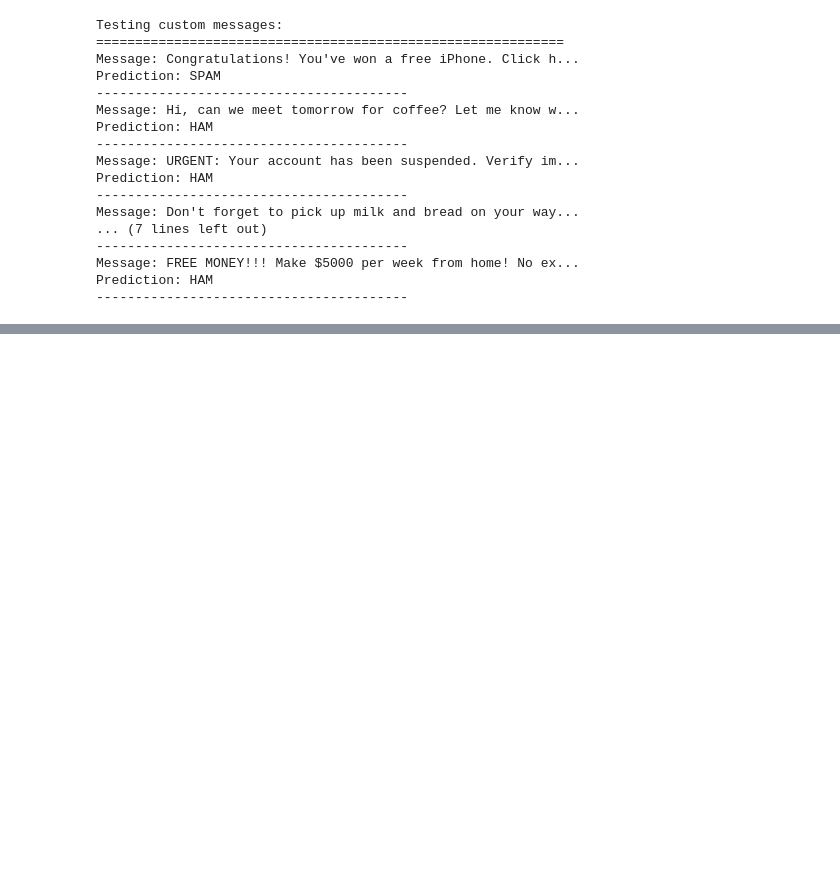
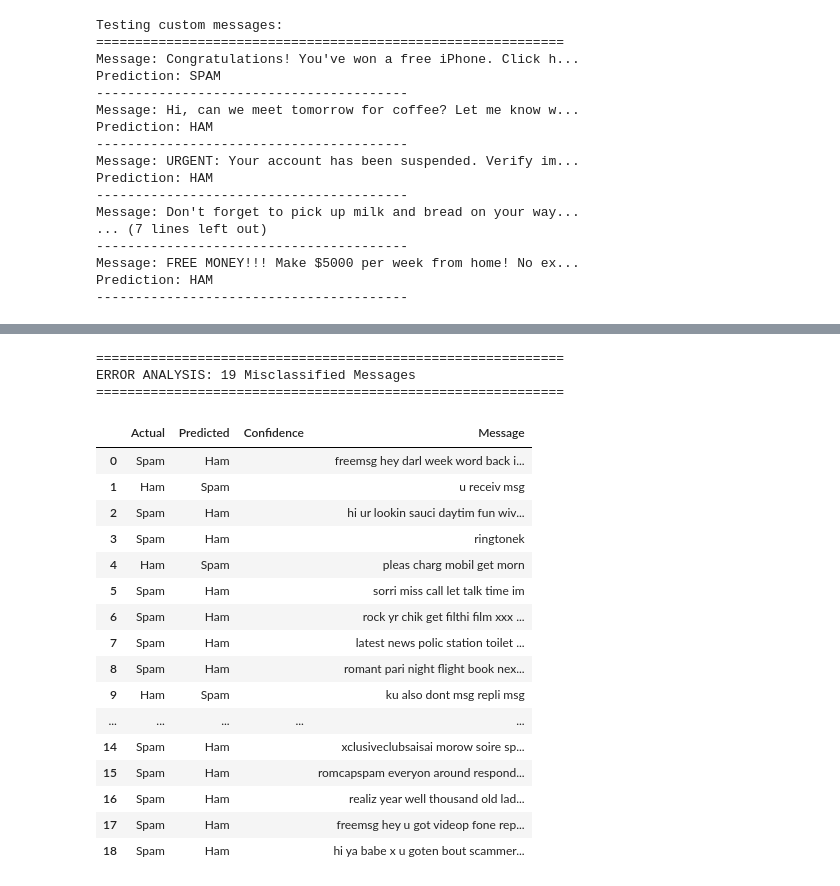
Before and after one commit to LiLAlien28/Arch_Tech_internship, a Jupyter notebook: Task1_Email_Spam_Classification.ipynb, the cells around one changed output, grey strips where cells are left out. Drawn from its saved outputs; the diff is of its cells as text; code cells hidden in the pictures; blank space fills up the shorter version.

```diff
--- a/Task1_Email_Spam_Classification.ipynb
+++ b/Task1_Email_Spam_Classification.ipynb
@@ -795,0 +967,74 @@ Vectorizer saved as: tfidf_vectorizer.pkl
+# %%
+# Analyze misclassified examples
+misclassified_indices = np.where(y_test != y_pred)[0]
+
+if len(misclassified_indices) > 0:
+    print(f"\n{'='*60}")
+    print(f"ERROR ANALYSIS: {len(misclassified_indices)} Misclassified Messages")
+    print('='*60)
+
+    # Create DataFrame of misclassified examples
+    misclassified_examples = []
+    for idx in misclassified_indices[:20]:  # Show first 20
+        actual_label = 'Spam' if y_test.iloc[idx] == 1 else 'Ham'
+        predicted_label = 'Spam' if y_pred[idx] == 1 else 'Ham'
+
+        # Get probability if available
+        prob_text = ""
+        if y_pred_proba is not None:
+            prob = y_pred_proba[idx]
+            prob_text = f"(Spam prob: {prob:.2%})"
+
+        misclassified_examples.append({
+            'Actual': actual_label,
+            'Predicted': predicted_label,
+            'Confidence': prob_text,
+            'Message': X_test.iloc[idx][:100] + '...' if len(X_test.iloc[idx]) > 100 else X_test.iloc[idx]
+        })
+
+    misclassified_df = pd.DataFrame(misclassified_examples)
+    display(misclassified_df)
+
+    # Analyze patterns in misclassifications
+    print("\nPatterns in misclassifications:")
+
+    # False Positives (Ham predicted as Spam)
+    fp_indices = np.where((y_test == 0) & (y_pred == 1))[0]
+    print(f"\nFalse Positives: {len(fp_indices)} messages")
+    if len(fp_indices) > 0:
+        fp_messages = X_test.iloc[fp_indices]
+        print("Sample False Positive messages:")
+        for i, msg in enumerate(fp_messages[:5]):
+            print(f"  {i+1}. {msg[:100]}...")
+
+    # False Negatives (Spam predicted as Ham)
+    fn_indices = np.where((y_test == 1) & (y_pred == 0))[0]
+    print(f"\nFalse Negatives: {len(fn_indices)} messages")
+    if len(fn_indices) > 0:
+        fn_messages = X_test.iloc[fn_indices]
+        print("Sample False Negative messages:")
+        for i, msg in enumerate(fn_messages[:5]):
+            print(f"  {i+1}. {msg[:100]}...")
+else:
+    print("\n🎉 Perfect classification! No misclassifications found!")
+# %% [output]
+============================================================
+ERROR ANALYSIS: 19 Misclassified Messages
+============================================================
+|  | Actual | Predicted | Confidence | Message |
+| 0 | Spam | Ham |  | freemsg hey darl week word back i... |
+| 1 | Ham | Spam |  | u receiv msg |
+| 2 | Spam | Ham |  | hi ur lookin sauci daytim fun wiv... |
+| 3 | Spam | Ham |  | ringtonek |
+| 4 | Ham | Spam |  | pleas charg mobil get morn |
+| 5 | Spam | Ham |  | sorri miss call let talk time im |
+| 6 | Spam | Ham |  | rock yr chik get filthi film xxx ... |
+| 7 | Spam | Ham |  | latest news polic station toilet ... |
+| 8 | Spam | Ham |  | romant pari night flight book nex... |
+| 9 | Ham | Spam |  | ku also dont msg repli msg |
+| ... | ... | ... | ... | ... |
+| 14 | Spam | Ham |  | xclusiveclubsaisai morow soire sp... |
+| 15 | Spam | Ham |  | romcapspam everyon around respond... |
+| 16 | Spam | Ham |  | realiz year well thousand old lad... |
+| 17 | Spam | Ham |  | freemsg hey u got videop fone rep... |
+| 18 | Spam | Ham |  | hi ya babe x u goten bout scammer... |
```
Also changed, not shown: parts of 8 cells of this notebook.
